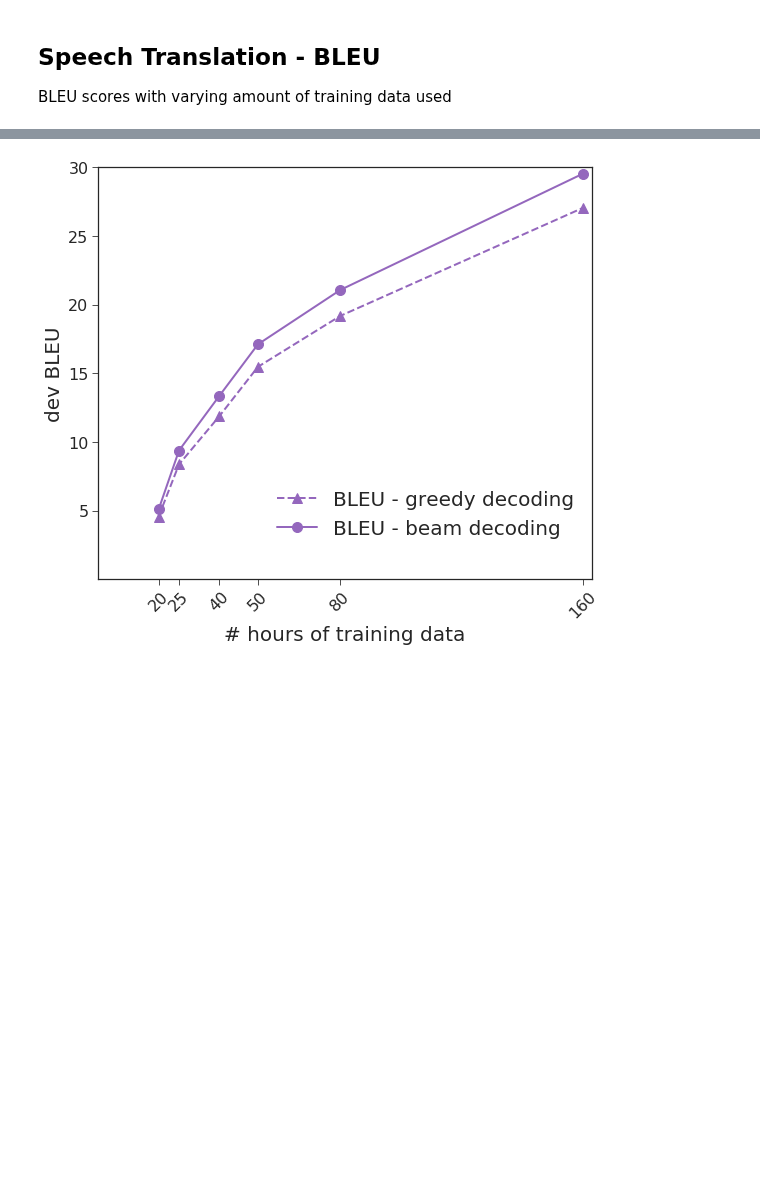
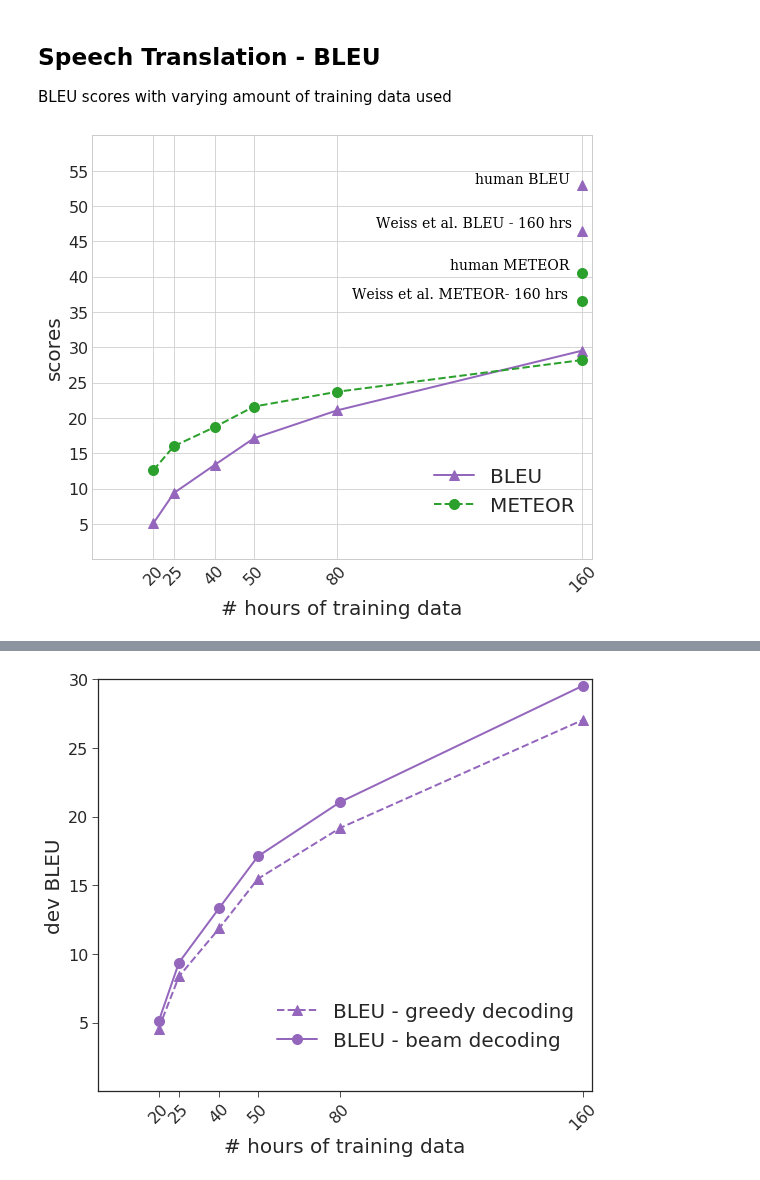
Before and after one commit to 0xSameer/speech2text, a Jupyter notebook: results.ipynb, the cells around one changed output, grey strips where cells are left out. Cells and saved outputs as stored; diff of their text form; code cells hidden in the pictures; blank space fills up the shorter version.

```diff
--- a/results.ipynb
+++ b/results.ipynb
@@ -58,0 +69,69 @@ bar_x = np.linspace(5,100,6)
+# %%
+fig, ax = plt.subplots(figsize=(8,7),nrows=1, ncols=1, sharey=True)
+
+markersize = 10
+linewidth = 2
+alpha = 1
+
+ax.plot(x_scale, bleu_beam, label="BLEU", color=tableau20[8],
+        linewidth=linewidth, alpha=alpha, linestyle="-",
+        marker='^', markersize=markersize)
+
+
+ax.plot(x_scale, meteor_beam, label="METEOR", color=tableau20[4],
+        linewidth=linewidth, alpha=alpha,
+        marker='o', markersize=markersize, linestyle="--")
+
+font = {'family': 'serif',
+        'color':  'black',
+        'weight': 'normal',
+        'size': 14,
+        }
+
+ax.plot(np.array([100]), np.array([46.5]), color=tableau20[8],
+        marker='^', markersize=markersize)
+plt.text(58, 47, r'Weiss et al. BLEU - 160 hrs', fontdict=font)
+ax.plot(np.array([100]), np.array([36.5]), color=tableau20[4],
+        marker='o', markersize=markersize)
+plt.text(53, 37, r'Weiss et al. METEOR- 160 hrs', fontdict=font)
+
+ax.plot(np.array([100]), np.array([53]), color=tableau20[8],
+        marker='^', markersize=markersize)
+plt.text(78, 53.2, r'human BLEU', fontdict=font)
+ax.plot(np.array([100]), np.array([40.5]), color=tableau20[4],
+        marker='o', markersize=markersize)
+plt.text(73, 41, r'human METEOR', fontdict=font)
+
+# ax.axhline(y=46.5, linestyle=":")
+# plt.text(40, 47, r'Weiss et al. BLEU - 160 hrs', fontdict=font)
+# ax.axhline(y=36.5, linestyle=":")
+# plt.text(40, 37, r'Weiss et al. METEOR- 160 hrs', fontdict=font)
+
+# ax.axhline(y=53, linestyle="-.")
+# plt.text(40, 53.5, r'Human BLEU', fontdict=font, alpha=0.5)
+# ax.axhline(y=40.5, linestyle="-.")
+# plt.text(40, 41, r'Human METEOR', fontdict=font, alpha=0.5)
+
+plt.xticks(x_scale, x_labels, rotation=45, fontsize=16)
+# plt.yticks(list(range(5,25,5))+[27, 47, 53, 37, 41], rotation=0, fontsize=20)
+plt.yticks(list(range(5,60,5)), rotation=0, fontsize=20)
+ax.set_xlabel('# hours of training data', size=20)
+ax.set_ylabel('scores', size=20)
+for i in ax.get_xticklabels():
+    i.set_fontsize(16)
+for i in ax.get_yticklabels():
+    i.set_fontsize(16)
+
+plt.legend(bbox_to_anchor=(1.0, 0.26), framealpha=0, fontsize=20, ncol=1)
+plt.ylim(0,60)
+plt.xlim(0,102)
+# ax.xaxis.grid(False)
+
+# sns.despine(left=True, bottom=True)
+
+fig.tight_layout()
+
+fig.savefig(fname="bleu_meteor_scores.pdf", dpi=300)
+fig.savefig(fname="bleu_meteor_scores.png", dpi=300)
+# %% [output]
+[figure, added]
```
Also changed, not shown: parts of 6 cells of this notebook, 1 other file.
